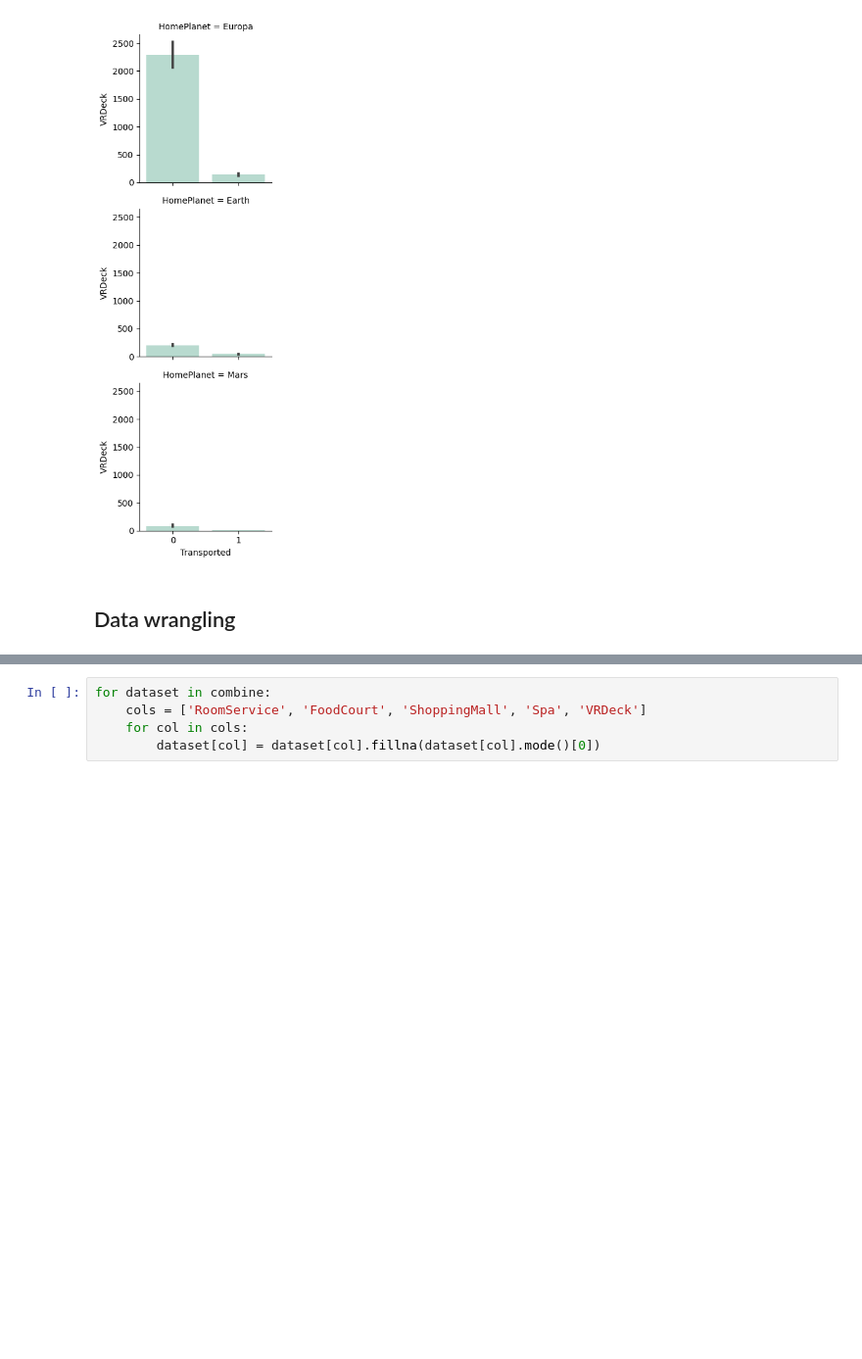
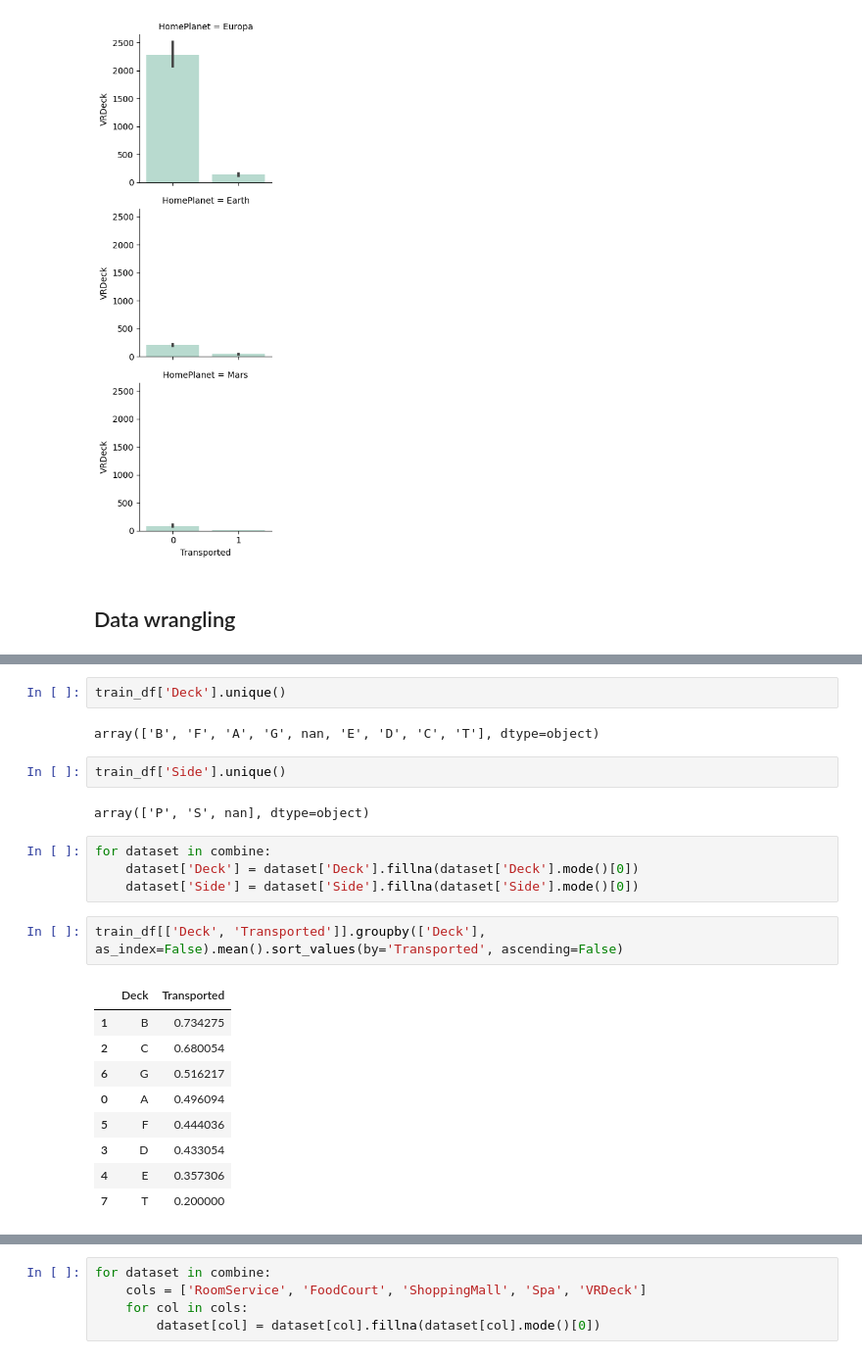
Before and after one commit to MartaSeidler/Kaggle_Competition_Spaceship_Titanic, a Jupyter notebook: spaceship-titanic.ipynb, the cells around one changed output, grey strips where cells are left out. Shown at 98% size. Saved outputs shown, nothing was run; the diff lists cells and outputs as text; blank space fills up the shorter version.

```diff
--- a/spaceship-titanic.ipynb
+++ b/spaceship-titanic.ipynb
@@ -206,0 +213,24 @@ Column to drop: PassengerId, Cabin, Name
+# %%
+train_df['Deck'].unique()
+# %% [output]
+array(['B', 'F', 'A', 'G', nan, 'E', 'D', 'C', 'T'], dtype=object)
+# %%
+train_df['Side'].unique()
+# %% [output]
+array(['P', 'S', nan], dtype=object)
+# %%
+for dataset in combine:
+    dataset['Deck'] = dataset['Deck'].fillna(dataset['Deck'].mode()[0])
+    dataset['Side'] = dataset['Side'].fillna(dataset['Side'].mode()[0])
+# %%
+train_df[['Deck', 'Transported']].groupby(['Deck'], as_index=False).mean().sort_values(by='Transported', ascending=False)
+# %% [output]
+|  | Deck | Transported |
+| 1 | B | 0.734275 |
+| 2 | C | 0.680054 |
+| 6 | G | 0.516217 |
+| 0 | A | 0.496094 |
+| 5 | F | 0.444036 |
+| 3 | D | 0.433054 |
+| 4 | E | 0.357306 |
+| 7 | T | 0.200000 |
```
Also changed, not shown: parts of 32 cells of this notebook.
